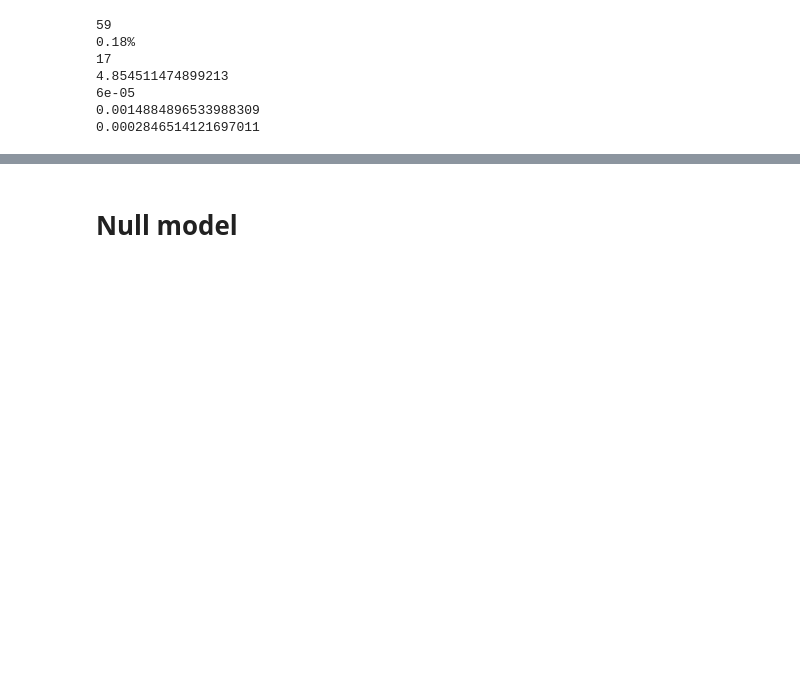
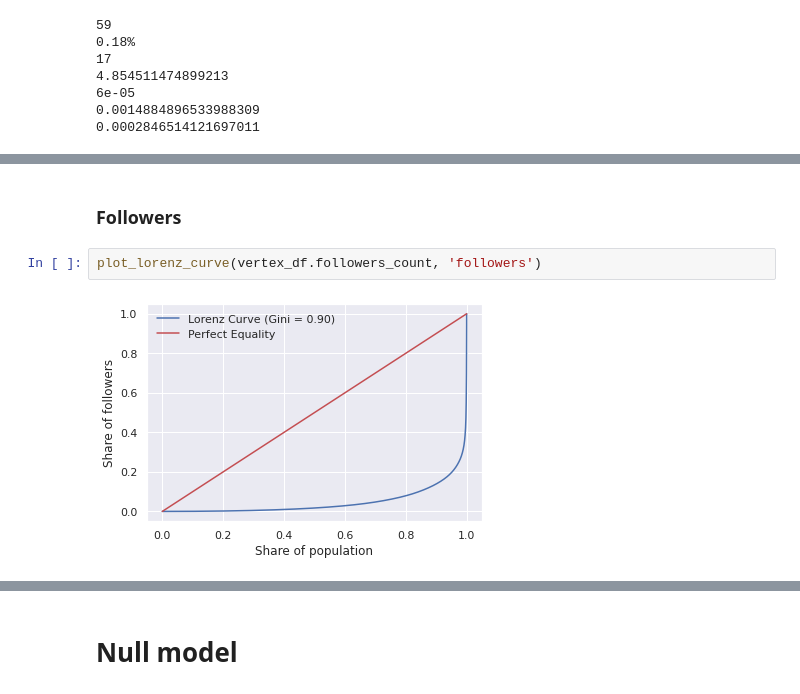
Before and after one commit to Jaimemorillo/electoral-prediction-madrid, a Jupyter notebook: read_tweets.ipynb, the cells around one changed output, grey strips where cells are left out. Cells and saved outputs as stored; diff of their text form; blank space fills up the shorter version.

```diff
--- a/read_tweets.ipynb
+++ b/read_tweets.ipynb
@@ -359,0 +435,6 @@ print(nx.transitivity(G)) #No esta en igraph, solo para no dirigidos
+# %% [markdown]
+### Followers
+# %%
+plot_lorenz_curve(vertex_df.followers_count, 'followers')
+# %% [output]
+[figure, added]
```
Also changed, not shown: parts of 46 cells of this notebook.
